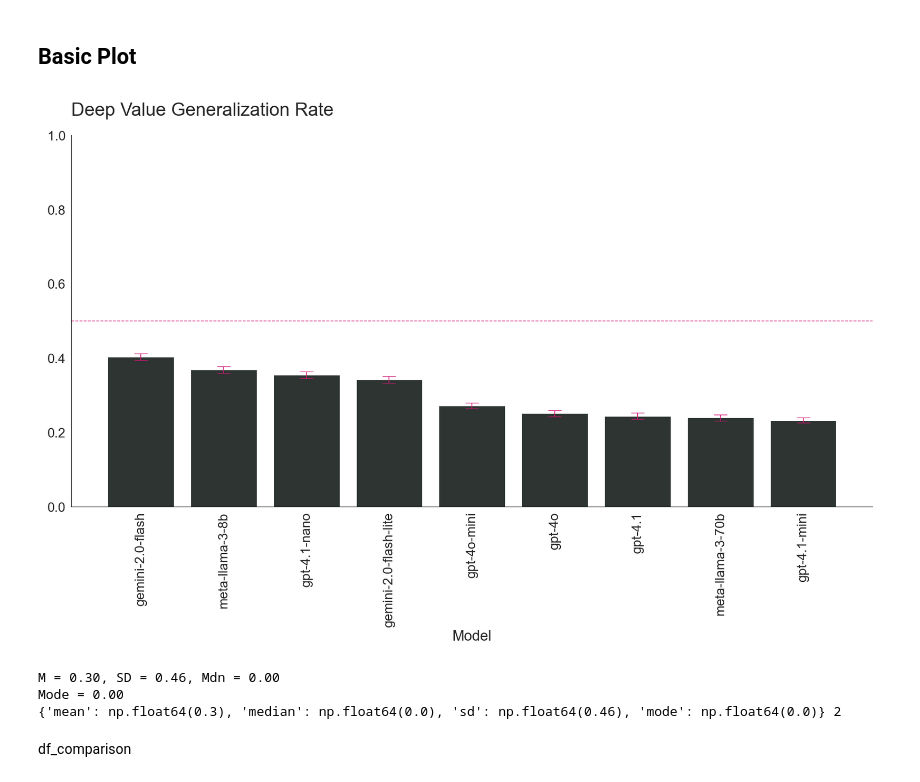
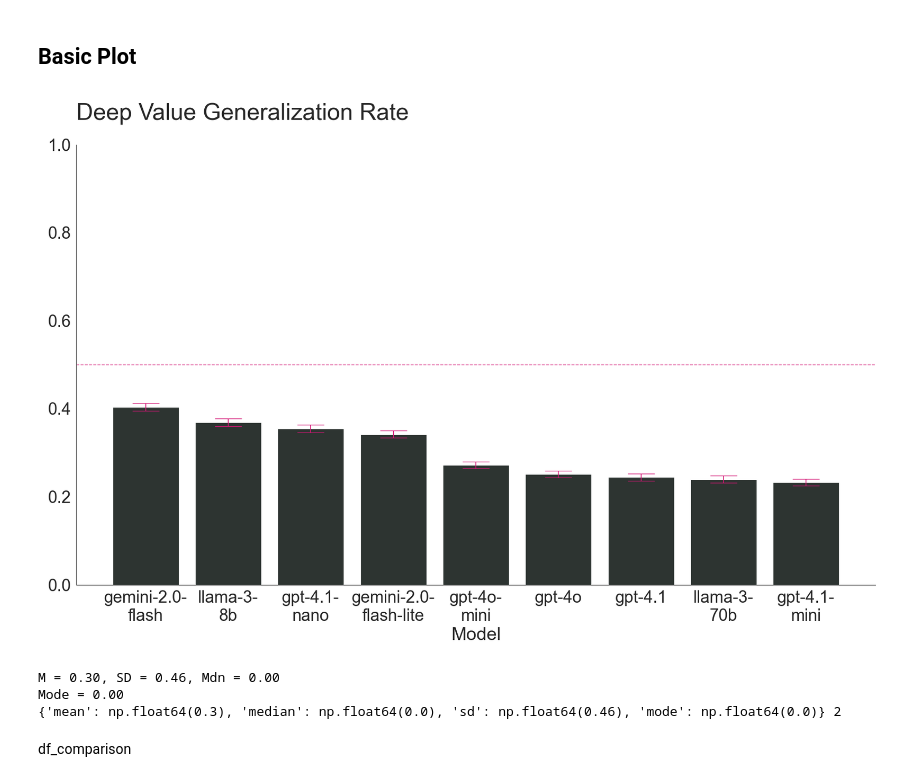
Before and after one commit to josh-ashkinaze/dvb, a Jupyter notebook: 9_run_stats_two.ipynb, the cells around one changed output. Cells and saved outputs as stored; diff of their text form; code cells hidden in the pictures.

```diff
--- a/9_run_stats_two.ipynb
+++ b/9_run_stats_two.ipynb
@@ -246,9 +246,30 @@ model_map = {
     'gpt-4.1-mini-2025-04-14': 'gpt-4.1-mini',
     'gpt-4.1-2025-04-14': 'gpt-4.1',
     'gemini/gemini-2.0-flash-lite': 'gemini-2.0-flash-lite',
-    'replicate/meta/meta-llama-3-70b-instruct': 'meta-llama-3-70b',
-    'replicate/meta/meta-llama-3-8b-instruct': 'meta-llama-3-8b'
+    'replicate/meta/meta-llama-3-70b-instruct': 'llama-3-70b',
+    'replicate/meta/meta-llama-3-8b-instruct': 'llama-3-8b'
 }
+
+
+# for graphs so we can break lines
+shorter_model_map = {
+    'gpt-4o-mini-2024-07-18': 'gpt-4o-\nmini',
+    'gemini/gemini-2.0-flash': 'gemini-2.0-\nflash',
+    'gpt-4.1-nano-2025-04-14': 'gpt-4.1-\nnano',
+    'gpt-4o-2024-08-06': 'gpt-4o',
+    'gpt-4.1-mini-2025-04-14': 'gpt-4.1-\nmini',
+    'gpt-4.1-2025-04-14': 'gpt-4.1',
+    'gemini/gemini-2.0-flash-lite': 'gemini-2.0-\nflash-lite',
+    'replicate/meta/meta-llama-3-70b-instruct': 'llama-3-\n70b',
+    'replicate/meta/meta-llama-3-8b-instruct': 'llama-3-\n8b'
+}
+
+short2shorter_map  = {}
+for k, v in model_map.items():
+    original_name = k
+    short = v
+    short2shorter_map[v] = shorter_model_map[k]
+
 
 # Get developer names
 def get_developer(x):
@@ -269,6 +290,7 @@ print(df['model'].unique())
 
 
 df['model_short'] = df['model'].map(model_map)
+df['model_shorter'] = df['model'].map(shorter_model_map)
 for model in df['model'].unique():
     if model not in model_map:
         print(f"Model {model} not in map")
@@ -380,6 +403,7 @@ def get_comparison_data(llm):
     point_estimate_upper = proportion_confint(int(point_estimate * len(tdf)), len(tdf), method='wilson')[1]
     data_pt = {
         'model': llm,
+        'shorter_model': short2shorter_map[llm],
         'point_estimate': point_estimate,
         'point_estimate_lower': point_estimate_lower,
         'point_estimate_upper': point_estimate_upper,
@@ -584,15 +608,16 @@ See the caveats in the documentation: https://pandas.pydata.org/pandas-docs/stab
 # %%
 # set figsize 18,12
 
-mypal = make_aesthetic(font_scale=2)
+mypal = make_aesthetic(font_scale=2.5)
 df_comparison = df_comparison.sort_values(by='point_estimate', ascending=False)
 df_comparison = df_comparison.reset_index(drop=True)
 
 
 plt.figure(figsize=(18, 12))
-ax = sns.barplot(data=df_comparison, x='model', y='point_estimate')
+ax = sns.barplot(data=df_comparison, x='shorter_model', y='point_estimate')
 
 for i in range(len(df_comparison)):
     row = df_comparison.iloc[i]
     ax.errorbar(
-        i, row['point_estimate'],
+        i,
+        row['point_estimate'],
@@ -600,23 +625,25 @@ for i in range(len(df_comparison)):
               [row['point_estimate_upper'] - row['point_estimate']]],
-        fmt='none', color=mypal[1], capsize=10
+        fmt='none',
+        color=mypal[1],
+        capsize=20
     )
 
 # Customize the plot
 plt.title('Deep Value Generalization Rate')
 plt.xlabel('Model')
 plt.ylabel('')
-plt.xticks(rotation=90)
+plt.xticks(rotation=0)
 plt.ylim(0, 1)
 plt.axhline(y=0.5, color=mypal[1], linestyle='--', alpha=0.7)
 plt.tight_layout()
 
 plt.savefig("plots/model_level_summary.pdf", dpi=300, bbox_inches='tight')
 plt.show()
 
 
 print(array_stats(df['y']), 2)
 # %% [output]
-[figure, old version]
+[figure, new version]
 M = 0.30, SD = 0.46, Mdn = 0.00
 Mode = 0.00
 {'mean': np.float64(0.3), 'median': np.float64(0.0), 'sd': np.float64(0.46), 'mode': np.float64(0.0)} 2
```
Also changed, not shown: parts of 5 cells of this notebook.
